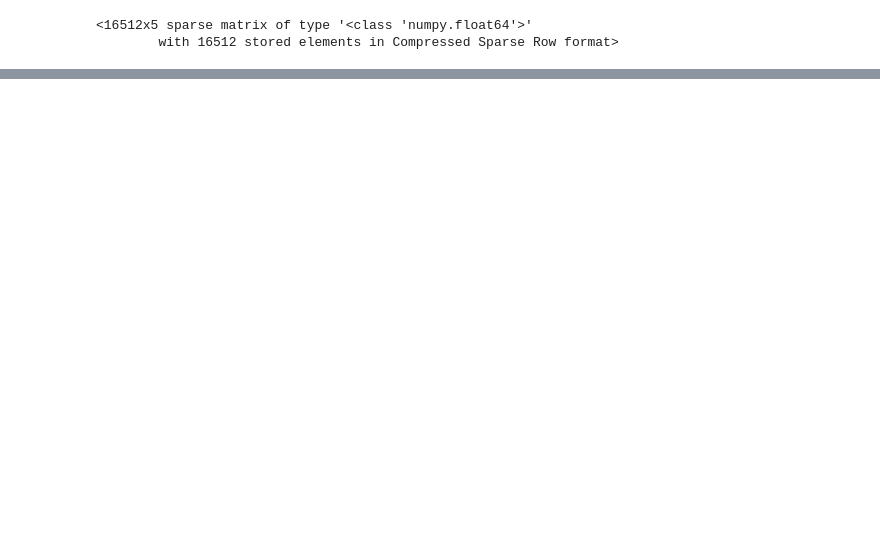
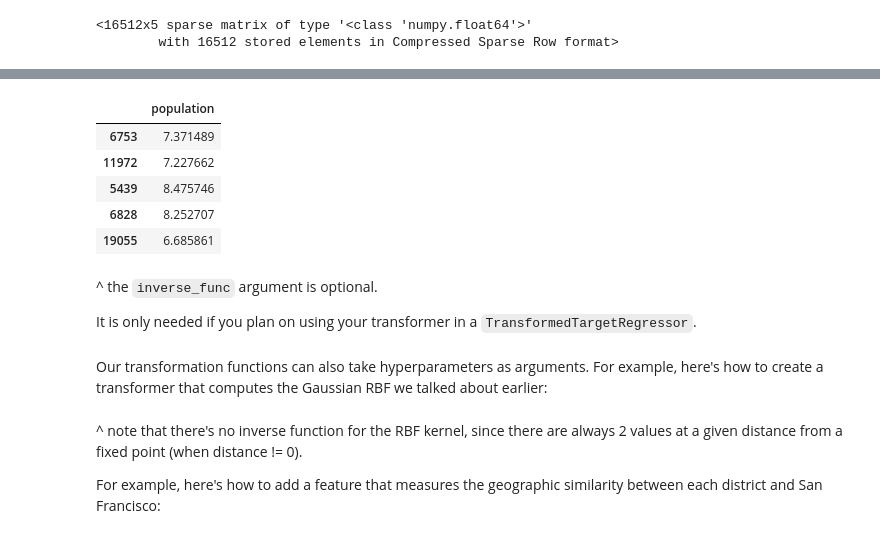
Before and after one commit to Adrifot/ml_basics, a Jupyter notebook: hands_on_ml_examples/housing.ipynb, the cells around one changed output, grey strips where cells are left out. Saved outputs shown, nothing was run; the diff lists cells and outputs as text; code cells hidden in the pictures; blank space fills up the shorter version.

Commit message:
Finished preprocessing stage

```diff
--- a/hands_on_ml_examples/housing.ipynb
+++ b/hands_on_ml_examples/housing.ipynb
@@ -473,0 +569,19 @@ housing_ctg_1hot # this one is a SciPy sparse matrix
+# %%
+from sklearn.preprocessing import FunctionTransformer
+
+log_transformer = FunctionTransformer(np.log, inverse_func=np.exp) # a log-transformer works well on heavy-tailed distributions
+log_pop = log_transformer.transform(housing[["population"]])
+log_pop.head()
+# %% [output]
+|  | population |
+| 6753 | 7.371489 |
+| 11972 | 7.227662 |
+| 5439 | 8.475746 |
+| 6828 | 8.252707 |
+| 19055 | 6.685861 |
+# %% [markdown]
+^ the `inverse_func` argument is optional.
+
+It is only needed if you plan on using your transformer in a `TransformedTargetRegressor`.
+# %% [markdown]
+Our transformation functions can also take hyperparameters as arguments. For example, here's how to create a transformer that computes the Gaussian RBF we talked about earlier:
@@ -473,0 +594,4 @@ housing_ctg_1hot # this one is a SciPy sparse matrix
+# %% [markdown]
+^ note that there's no inverse function for the RBF kernel, since there are always 2 values at a given distance from a fixed point (when distance != 0).
+
+For example, here's how to add a feature that measures the geographic similarity between each district and San Francisco:
```
Also changed, not shown: parts of 46 cells of this notebook.
